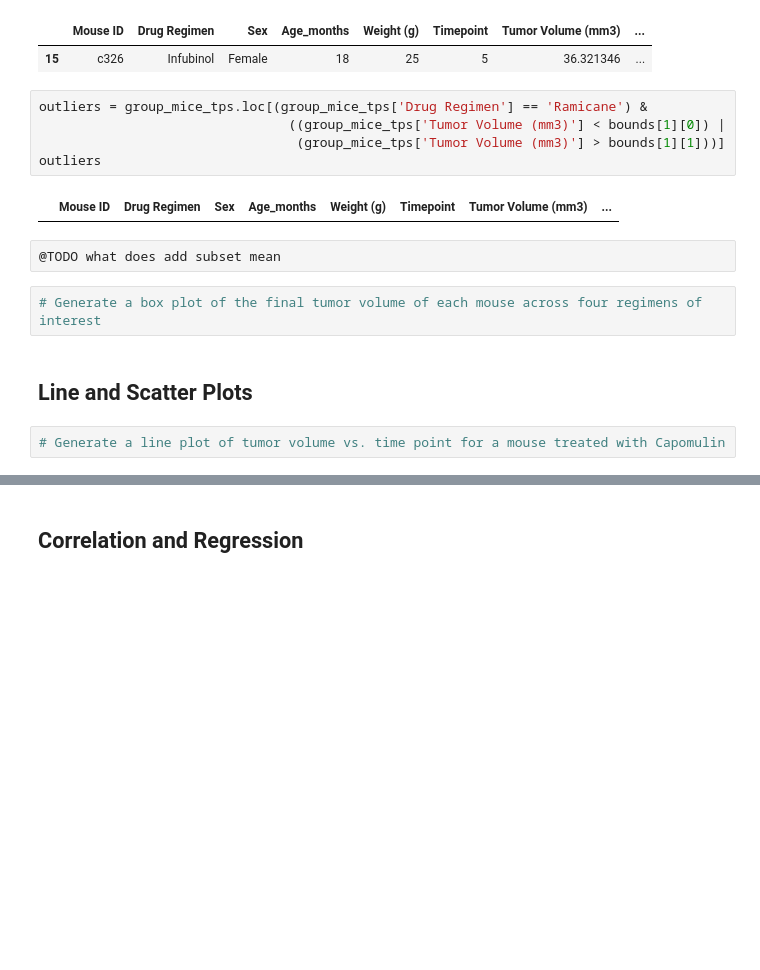
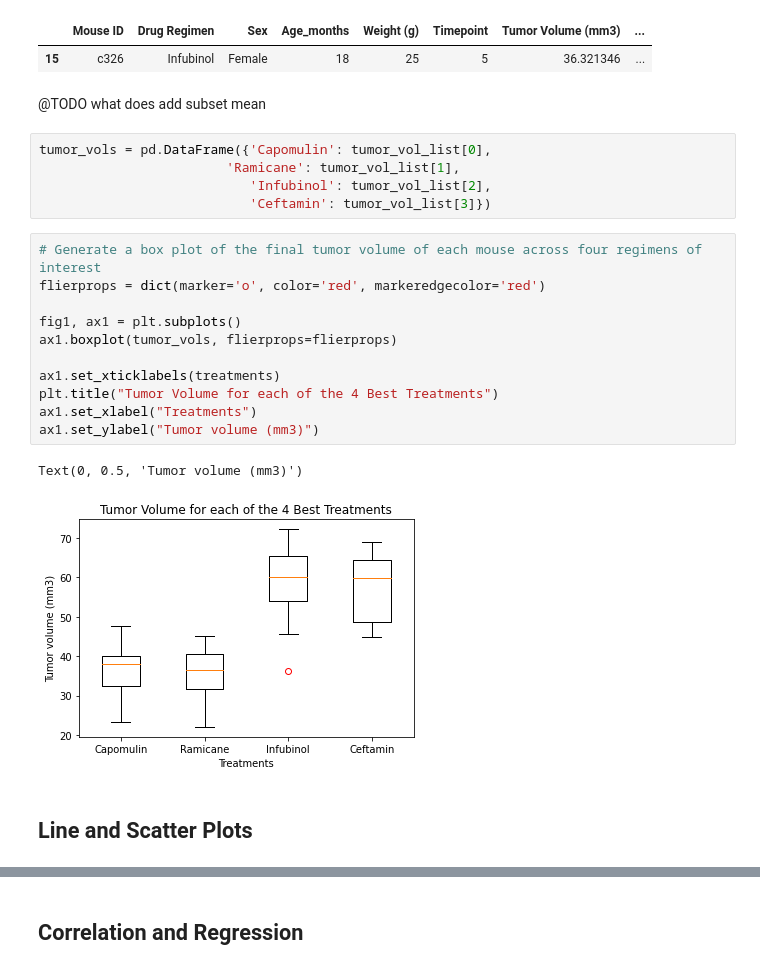
Before and after one commit to apfleegor/matplotlib-challenge, a Jupyter notebook: Pymaceuticals/pymaceuticals_starter.ipynb, the cells around one changed output, grey strips where cells are left out. Drawn from its saved outputs; the diff is of its cells as text; blank space fills up the shorter version.

```diff
--- a/Pymaceuticals/pymaceuticals_starter.ipynb
+++ b/Pymaceuticals/pymaceuticals_starter.ipynb
@@ -302,18 +305,26 @@ less than 36.83290494999999 or
 greater than 82.74144559000001
 |  | Mouse ID | Drug Regimen | Sex | Age_months | Weight (g) | Timepoint | Tumor Volume (mm3) | ... |
 | 15 | c326 | Infubinol | Female | 18 | 25 | 5 | 36.321346 | ... |
-# %%
-outliers = group_mice_tps.loc[(group_mice_tps['Drug Regimen'] == 'Ramicane') &
-                                ((group_mice_tps['Tumor Volume (mm3)'] < bounds[1][0]) |
-                                 (group_mice_tps['Tumor Volume (mm3)'] > bounds[1][1]))]
-outliers
-# %% [output]
-|  | Mouse ID | Drug Regimen | Sex | Age_months | Weight (g) | Timepoint | Tumor Volume (mm3) | ... |
-# %%
-@TODO what does add subset mean
+# %% [markdown]
+@TODO what does add subset mean
+# %%
+tumor_vols = pd.DataFrame({'Capomulin': tumor_vol_list[0],
+                        'Ramicane': tumor_vol_list[1],
+                           'Infubinol': tumor_vol_list[2],
+                           'Ceftamin': tumor_vol_list[3]})
 # %%
 # Generate a box plot of the final tumor volume of each mouse across four regimens of interest
+flierprops = dict(marker='o', color='red', markeredgecolor='red')
+
+fig1, ax1 = plt.subplots()
+ax1.boxplot(tumor_vols, flierprops=flierprops)
+
+ax1.set_xticklabels(treatments)
+plt.title("Tumor Volume for each of the 4 Best Treatments")
+ax1.set_xlabel("Treatments")
+ax1.set_ylabel("Tumor volume (mm3)")
+# %% [output]
+Text(0, 0.5, 'Tumor volume (mm3)')
+[figure, added]
 # %% [markdown]
 ## Line and Scatter Plots
-# %%
-# Generate a line plot of tumor volume vs. time point for a mouse treated with Capomulin
```
Also changed, not shown: parts of 19 cells of this notebook.
